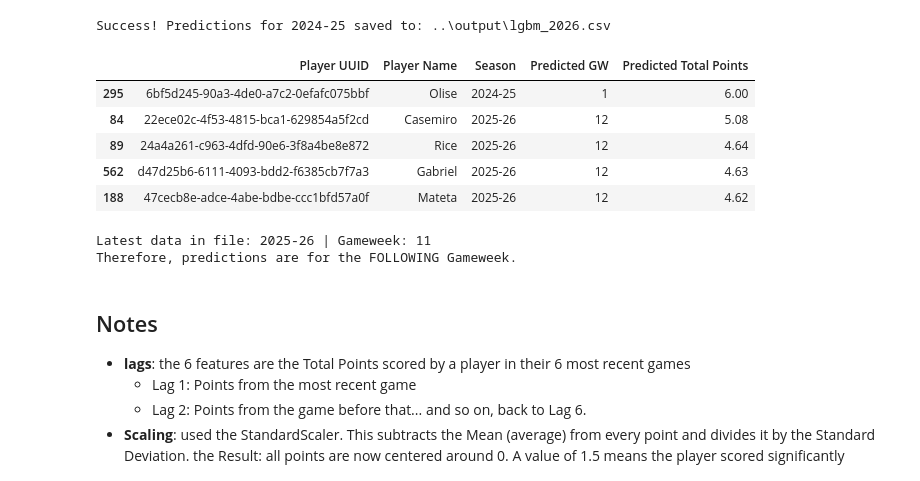
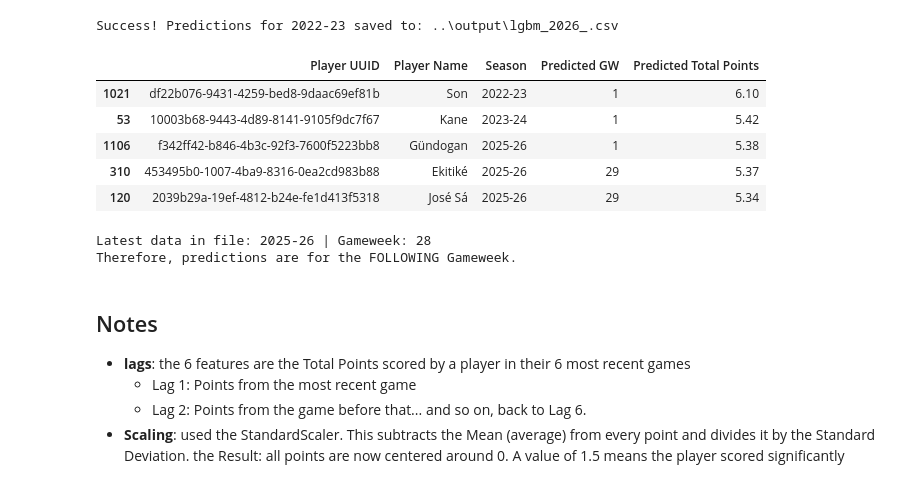
Before and after one commit to sophiedelrey/fpl_pipeline, a Jupyter notebook: models/forecaster.ipynb, the cells around one changed output. Cells and saved outputs as stored; diff of their text form; code cells hidden in the pictures.

```diff
--- a/models/forecaster.ipynb
+++ b/models/forecaster.ipynb
@@ -4,7 +4,7 @@ import numpy as np
 from lightgbm import LGBMRegressor
 
 # 1. Load the dataset
-file_path = '../data/training_data_v6_no0min_trial.csv'
+file_path = '../output/dataset_no0min.csv'
 df = pd.read_csv(file_path)
 
 def generate_fpl_windows(df, window_size=6):
@@ -286,47 +266,47 @@ for pid, group in df.groupby('Player UUID'):
 
         # Transform using the scaler from Cell 2
         window_df[lag_cols] = scaler.transform(window_df[lag_cols])
         window_df['position'] = window_df['position'].astype('category')
 
         pred_val = model.predict(window_df)[0]
 
         detailed_results.append({
             'Player UUID': pid,
             'Player Name': name,
             'Season': predicted_season,
             'Predicted GW': predicted_gw,
             'Predicted Total Points': round(float(pred_val), 2)
         })
 
 # Create DataFrame
 final_df = pd.DataFrame(detailed_results).sort_values(by='Predicted Total Points', ascending=False)
 
 # 4. Save Files
-csv_path = output_dir / 'lgbm_2026.csv'
+csv_path = output_dir / 'lgbm_2026_.csv'
 model_path = output_dir / 'lgbm_window_model.txt'
 scaler_path = output_dir / 'points_scaler.pkl'
 
 final_df.to_csv(csv_path, index=False)
 model.booster_.save_model(str(model_path))
 joblib.dump(scaler, scaler_path)
 
 print(f"Success! Predictions for {final_df['Season'].iloc[0]} saved to: {csv_path}")
 final_df.head()
 # %% [output]
-Success! Predictions for 2024-25 saved to: ..\output\lgbm_2026.csv
+Success! Predictions for 2022-23 saved to: ..\output\lgbm_2026_.csv
 |  | Player UUID | Player Name | Season | Predicted GW | Predicted Total Points |
-| 295 | 6bf5d245-90a3-4de0-a7c2-0efafc075bbf | Olise | 2024-25 | 1 | 6.00 |
-| 84 | 22ece02c-4f53-4815-bca1-629854a5f2cd | Casemiro | 2025-26 | 12 | 5.08 |
-| 89 | 24a4a261-c963-4dfd-90e6-3f8a4be8e872 | Rice | 2025-26 | 12 | 4.64 |
-| 562 | d47d25b6-6111-4093-bdd2-f6385cb7f7a3 | Gabriel | 2025-26 | 12 | 4.63 |
-| 188 | 47cecb8e-adce-4abe-bdbe-ccc1bfd57a0f | Mateta | 2025-26 | 12 | 4.62 |
+| 1021 | df22b076-9431-4259-bed8-9daac69ef81b | Son | 2022-23 | 1 | 6.10 |
+| 53 | 10003b68-9443-4d89-8141-9105f9dc7f67 | Kane | 2023-24 | 1 | 5.42 |
+| 1106 | f342ff42-b846-4b3c-92f3-7600f5223bb8 | Gündogan | 2025-26 | 1 | 5.38 |
+| 310 | 453495b0-1007-4ba9-8316-0ea2cd983b88 | Ekitiké | 2025-26 | 29 | 5.37 |
+| 120 | 2039b29a-19ef-4812-b24e-fe1d413f5318 | José Sá | 2025-26 | 29 | 5.34 |
 # %%
 # latest season and gameweek
 latest_info = df.sort_values(['season', 'Gameweek']).iloc[-1]
 print(f"Latest data in file: {latest_info['season']} | Gameweek: {latest_info['Gameweek']}")
 print(f"Therefore, predictions are for the FOLLOWING Gameweek.")
 # %% [output]
-Latest data in file: 2025-26 | Gameweek: 11
+Latest data in file: 2025-26 | Gameweek: 28
 Therefore, predictions are for the FOLLOWING Gameweek.
 # %% [markdown]
 ## Notes
```
Also changed, not shown: parts of 7 cells of this notebook.
